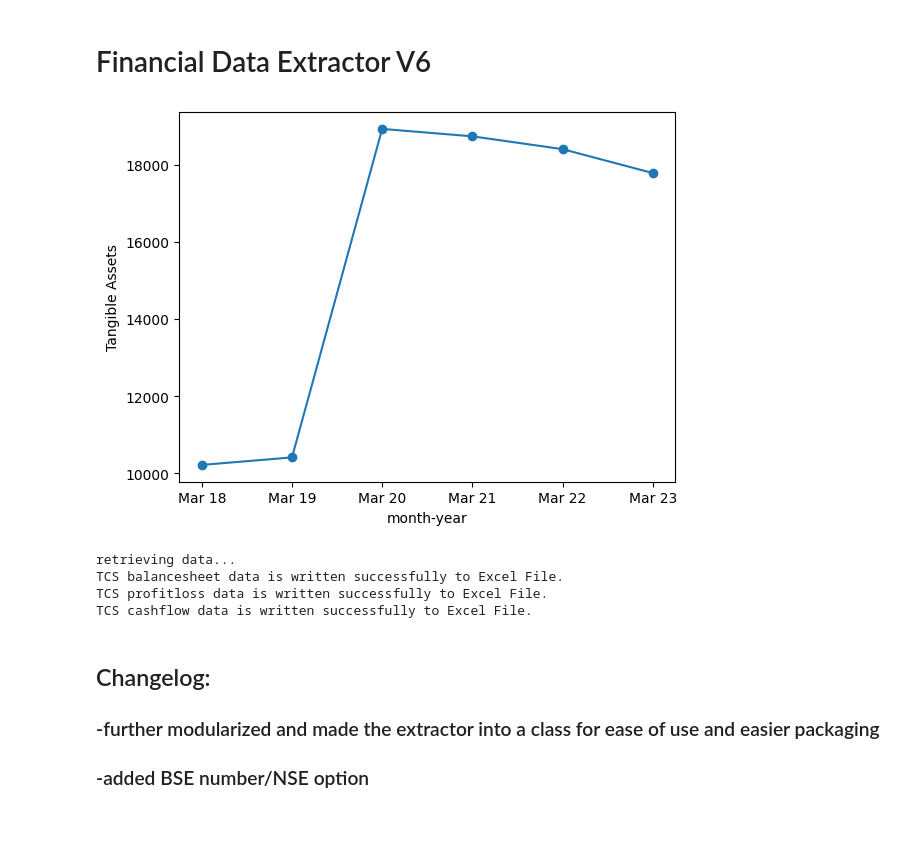
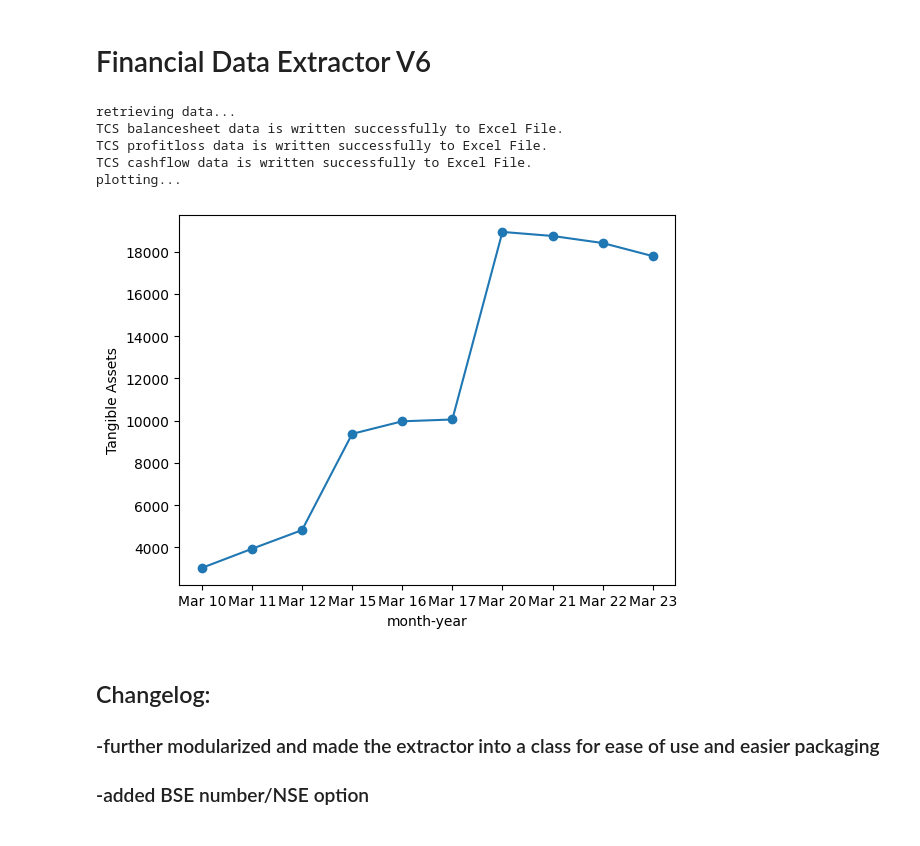
Before and after one commit to 05kashyap/mcfinance, a Jupyter notebook: code_for_review/Financial_Data_Extractor_V6.ipynb, the cells around one changed output. Saved outputs shown, nothing was run; the diff lists cells and outputs as text; code cells hidden in the pictures.

```diff
--- a/code_for_review/Financial_Data_Extractor_V6.ipynb
+++ b/code_for_review/Financial_Data_Extractor_V6.ipynb
@@ -31,6 +31,7 @@ class Financial_Extractor:
 
     def plotter(self,attr,doc="balance sheet"):
         '''Plots a specific company attribute over selected years'''
+        print("plotting...")
         df = self.search_gen(self.company+" moneycontrol consolidated "+ doc, self.years)
         row_num = df[df[df.columns[0]] == attr].index
         #column_names = list(df.columns)
@@ -47,13 +48,14 @@ class Financial_Extractor:
         plt.show()
 
 
-    @cached(cache=url_cache)
+    @cached(cache=report_cache)
     def __urlfinder(self,search_term):
         '''Find google search results'''
         results = 5
 
         page = requests.get(f"http://www.google.com/search?q={search_term}&num={results}")
         while(page.status_code == 429):
+            print(page.status_code)
             time.sleep(5)
             page = requests.get(f"http://www.google.com/search?q={search_term}&num={results}")
             if(page.status_code ==200):
@@ -150,16 +152,16 @@ class Financial_Extractor:
             stx += " moneycontrol consolidated "+ doc
             self.__excel_writer(self.search_gen(stx, self.years), stx.split())
 # %%
-cmp = Financial_Extractor("TCS", 6)
+cmp = Financial_Extractor("TCS", 12)
+cmp.get_info()
 cmp.plotter(attr='Tangible Assets')
-
-cmp.get_info()
 # %% [output]
+retrieving data...
+TCS balancesheet data is written successfully to Excel File.
+TCS profitloss data is written successfully to Excel File.
+TCS cashflow data is written successfully to Excel File.
+plotting...
-[figure, old version]
+[figure, new version]
-retrieving data...
-TCS balancesheet data is written successfully to Excel File.
-TCS profitloss data is written successfully to Excel File.
-TCS cashflow data is written successfully to Excel File.
 # %% [markdown]
 ## Changelog:
 ### -further modularized and made the extractor into a class for ease of use and easier packaging
```
